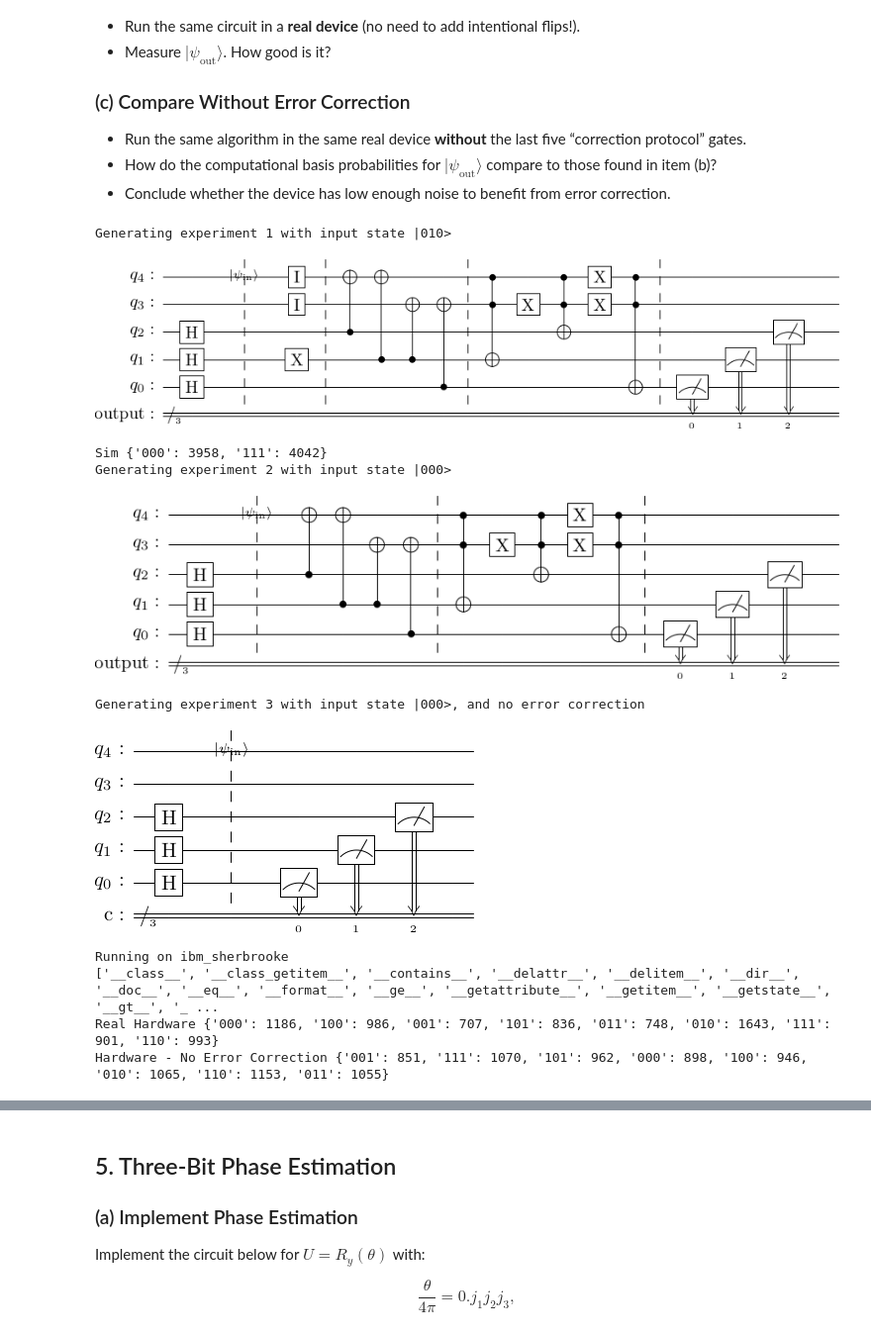
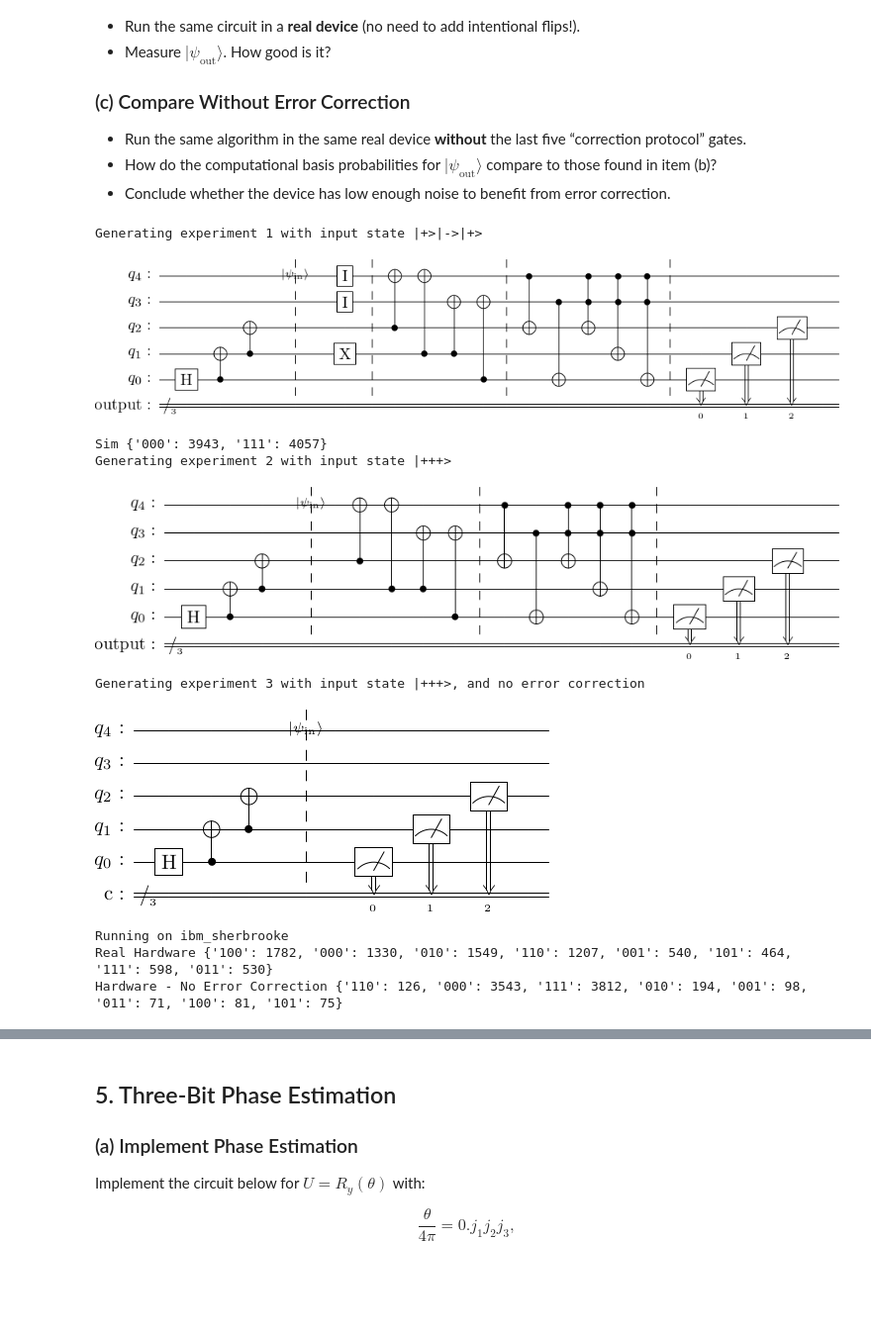
Before and after one commit to isaac-preyser/PHYS223, a Jupyter notebook: assignments/a5/a5.ipynb, the cells around one changed output, grey strips where cells are left out. Shown at 99% size. Drawn from its saved outputs; the diff is of its cells as text; code cells hidden in the pictures; blank space fills up the shorter version.

```diff
--- a/assignments/a5/a5.ipynb
+++ b/assignments/a5/a5.ipynb
@@ -521,8 +521,11 @@ $$
 service_backend = service.least_busy()
 
 psi_in = QuantumCircuit(5, 0)
-for i in range(3):
-    psi_in.h(i) # 000> -> |+++>
+psi_in.h(0)
+psi_in.cx(0, 1)
+psi_in.cx(1, 2)
+
+
 psi_in.barrier(range(5), label="\ket{\psi_{in}}") # |+++> with ancilla qubits in |0> state
 
 
@@ -531,30 +534,26 @@ qr = QuantumRegister(3, name="input")
 anc = AncillaRegister(2, name="ancilla")
 out = ClassicalRegister(3, name="output")
 
-# Create a quantum circuit
+# Create a quantum circuit for diagnosis
+error_diagnosis = QuantumCircuit(qr, anc, out)
+error_diagnosis.cx(qr[2], anc[1])
+error_diagnosis.cx(qr[1], anc[1])
+error_diagnosis.cx(qr[1], anc[0])
+error_diagnosis.cx(qr[0], anc[0])
+error_diagnosis.barrier(range(5))
+
+# Apply the error correction
+
 error_correction = QuantumCircuit(qr, anc, out)
 
+error_correction.cx(anc[1], qr[2])
+error_correction.cx(anc[0], qr[0])
+error_correction.ccx(anc[0], anc[1], qr[2])
+error_correction.ccx(anc[0], anc[1], qr[1])
+error_correction.ccx(anc[0], anc[1], qr[0])
+error_correction.barrier(range(5))
 
 
-error_correction.cx(qr[2], anc[1])
-error_correction.cx(qr[1], anc[1])
-error_correction.cx(qr[1], anc[0])
-error_correction.cx(qr[0], anc[0])
-
-error_correction.barrier(range(5))
-
-# Apply the error corrections
-
-error_correction.append(Pauli('X').to_instruction().control(2), [anc[0], anc[1], qr[1]]) # X^{d1 d0}}
-
-error_correction.x(anc[0]) # d0 -> \bar{d0}
-error_correction.append(Pauli('X').to_instruction().control(2), [anc[0], anc[1], qr[2]]) # X^{d1 \bar{d0}}
-
-error_correction.x(anc[1]) # d1 -> \bar{d1}
-error_correction.x(anc[0]) # \bar{d0} -> d0
-error_correction.append(Pauli('X').to_instruction().control(2), [anc[0], anc[1], qr[0]]) # X^{\bar{d1} d0}
-
-error_correction.barrier(range(5))
 
 # Measure the qubits
 error_correction.measure(qr, out)
@@ -575,7 +574,7 @@ def generate_input_state(state: str) -> QuantumCircuit:
 print("Generating experiment 1 with input state |+>|->|+>")
 
 # generate a five-qubit state that has a bit flip error on one of the qubits
-experiment = QuantumCircuit.compose(QuantumCircuit.compose(psi_in, generate_input_state('010')), error_correction)
+experiment = QuantumCircuit.compose(QuantumCircuit.compose(psi_in, generate_input_state('010')), QuantumCircuit.compose(error_diagnosis, error_correction))
 
 display(experiment.draw(reverse_bits=True, output='latex'))
 
@@ -593,44 +592,43 @@ print("Sim", sim_result.get_counts())
 # Run the experiment on the device
 sampler = SamplerV2(service_backend)
 print("Generating experiment 2 with input state |+++>")
-experiment2 = QuantumCircuit.compose(psi_in, error_correction) #note that we don't sim a bit flip on real hardware
+experiment2 = QuantumCircuit.compose(psi_in, QuantumCircuit.compose(error_diagnosis, error_correction)) #note that we don't sim a bit flip on real hardware
 display(experiment2.draw(reverse_bits=True, output='latex'))
 isa_experiment2 = pm.run(experiment2)
 
 measure_3 = QuantumCircuit(5, 3)
 measure_3.measure(range(3), range(3))
 
 print("Generating experiment 3 with input state |+++>, and no error correction")
 experiment3 = QuantumCircuit.compose(psi_in, measure_3) #note that we don't sim a bit flip on real hardware
 display(experiment3.draw(reverse_bits=True, output='latex'))
 isa_experiment3 = pm.run(experiment3)
 print("Running on", service_backend.name)
 
 
 job = sampler.run([isa_experiment2, isa_experiment3], shots=8000)
 
 # job = service.job('czgwngezj67g008seeng')
 result = job.result() # run this after class is over, hopefully the job will be done by then.
 
 
-print(dir(result[1].data.c.get_counts()))
+# print(dir(result[1].data.c.get_counts()))
 
 print("Real Hardware", result[0].data.output.get_counts())
 print("Hardware - No Error Correction", result[1].data.c.get_counts())
 
 
 
 
 plot_distribution([result[0].data.output.get_counts(), result[1].data.c.get_counts(), sim_result.get_counts()] , legend=['Real Hardware', 'Hardware - No Error Correction', 'Simulator'])
 # %% [output]
-Generating experiment 1 with input state |010>
+Generating experiment 1 with input state |+>|->|+>
-[figure, old version]
+[figure, new version]
-Sim {'000': 3958, '111': 4042}
-Generating experiment 2 with input state |000>
+Sim {'000': 3943, '111': 4057}
+Generating experiment 2 with input state |+++>
-[figure, old version]
+[figure, new version]
-Generating experiment 3 with input state |000>, and no error correction
+Generating experiment 3 with input state |+++>, and no error correction
-[figure, old version]
+[figure, new version]
 Running on ibm_sherbrooke
-['__class__', '__class_getitem__', '__contains__', '__delattr__', '__delitem__', '__dir__', '__doc__', '__eq__', '__format__', '__ge__', '__getattribute__', '__getitem__', '__getstate__', '__gt__', '_ ...
-Real Hardware {'000': 1186, '100': 986, '001': 707, '101': 836, '011': 748, '010': 1643, '111': 901, '110': 993}
-Hardware - No Error Correction {'001': 851, '111': 1070, '101': 962, '000': 898, '100': 946, '010': 1065, '110': 1153, '011': 1055}
+Real Hardware {'100': 1782, '000': 1330, '010': 1549, '110': 1207, '001': 540, '101': 464, '111': 598, '011': 530}
+Hardware - No Error Correction {'110': 126, '000': 3543, '111': 3812, '010': 194, '001': 98, '011': 71, '100': 81, '101': 75}
```
Also changed, not shown: parts of 8 cells of this notebook, 1 other file.
